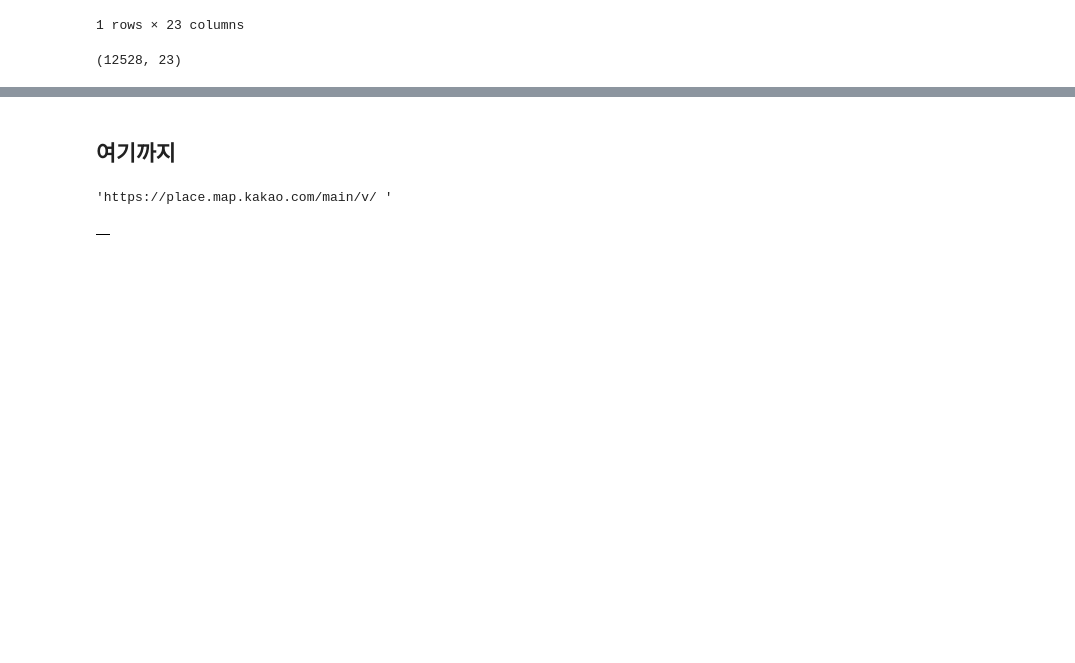
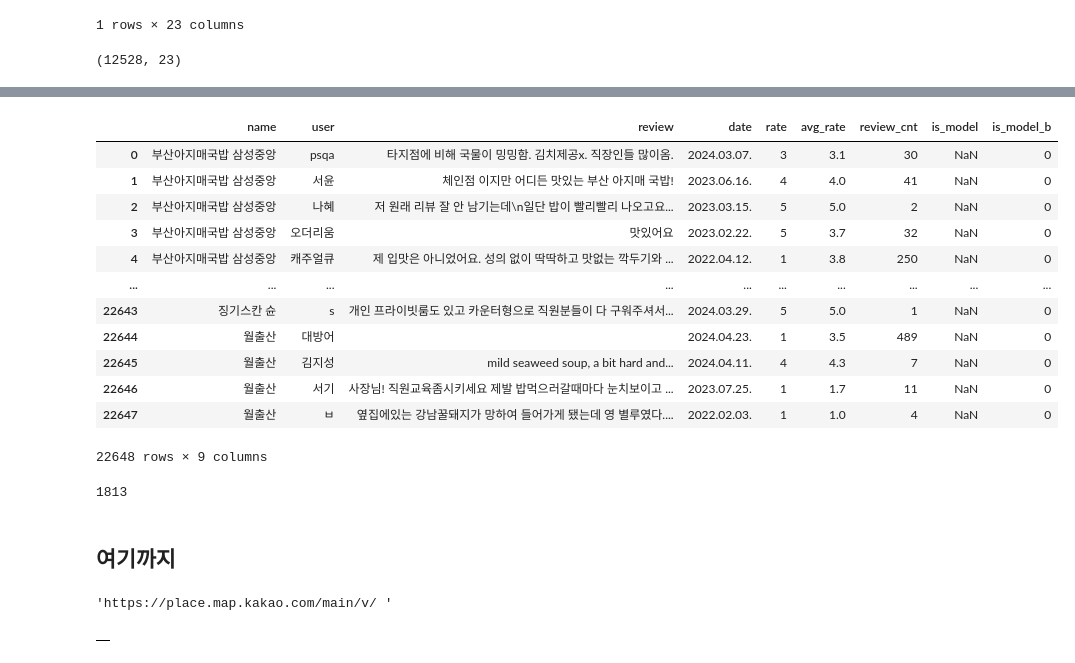
Before and after one commit to benidjor/model-restaurant-in-gangnam, a Jupyter notebook: total_reviews.ipynb, the cells around one changed output, grey strips where cells are left out. Cells and saved outputs as stored; diff of their text form; code cells hidden in the pictures; blank space fills up the shorter version.

Commit message:
feat (MRIG-6): 카카오맵 리뷰 데이터 크롤링 우진님 코드 반영
- [8352:] 부터 리뷰데이터 다시 수집했습니다 (우진님 `try-except` 코드 반영)
- `data/reviews_collect.csv` 파일 참고 부탁드립니다.

```diff
--- a/total_reviews.ipynb
+++ b/total_reviews.ipynb
@@ -308,0 +407,3 @@ reviews_8352.to_csv("data/reviews_8352.csv", index=False, encoding="utf-8")
+# %%
+reviews_collect = pd.DataFrame(comments)
+reviews_collect
@@ -308,0 +424,18 @@ reviews_8352.to_csv("data/reviews_8352.csv", index=False, encoding="utf-8")
+# %%
+reviews_collect['is_model_b'] = reviews_collect['is_model'].map({np.nan: 0, '모범식당지정': 1})
+# %%
+reviews_collect
+# %% [output]
+|  | name | user | review | date | rate | avg_rate | review_cnt | is_model | is_model_b |
+| 0 | 부산아지매국밥 삼성중앙 | psqa | 타지점에 비해 국물이 밍밍함. 김치제공x. 직장인들 많이옴. | 2024.03.07. | 3 | 3.1 | 30 | NaN | 0 |
+| 1 | 부산아지매국밥 삼성중앙 | 서윤 | 체인점 이지만 어디든 맛있는 부산 아지매 국밥! | 2023.06.16. | 4 | 4.0 | 41 | NaN | 0 |
+| 2 | 부산아지매국밥 삼성중앙 | 나혜 | 저 원래 리뷰 잘 안 남기는데\n일단 밥이 빨리빨리 나오고요... | 2023.03.15. | 5 | 5.0 | 2 | NaN | 0 |
+| 3 | 부산아지매국밥 삼성중앙 | 오더리움 | 맛있어요 | 2023.02.22. | 5 | 3.7 | 32 | NaN | 0 |
+| 4 | 부산아지매국밥 삼성중앙 | 캐주얼큐 | 제 입맛은 아니었어요. 성의 없이 딱딱하고 맛없는 깍두기와 ... | 2022.04.12. | 1 | 3.8 | 250 | NaN | 0 |
+| ... | ... | ... | ... | ... | ... | ... | ... | ... | ... |
+| 22643 | 징기스칸 슌 | s | 개인 프라이빗룸도 있고 카운터형으로 직원분들이 다 구워주셔서... | 2024.03.29. | 5 | 5.0 | 1 | NaN | 0 |
+| 22644 | 월출산 | 대방어 |  | 2024.04.23. | 1 | 3.5 | 489 | NaN | 0 |
+| 22645 | 월출산 | 김지성 | mild seaweed soup, a bit hard and... | 2024.04.11. | 4 | 4.3 | 7 | NaN | 0 |
+| 22646 | 월출산 | 서기 | 사장님! 직원교육좀시키세요 제발 밥먹으러갈때마다 눈치보이고 ... | 2023.07.25. | 1 | 1.7 | 11 | NaN | 0 |
+| 22647 | 월출산 | ㅂ | 옆집에있는 강남꿀돼지가 망하여 들어가게 됐는데 영 별루였다.... | 2022.02.03. | 1 | 1.0 | 4 | NaN | 0 |
+22648 rows × 9 columns
@@ -309,3 +445,7 @@ reviews_8352.to_csv("data/reviews_8352.csv", index=False, encoding="utf-8")
+# %%
+reviews_collect.name.nunique()
+# %% [output]
+1813
 # %% [markdown]
 ## 여기까지
 # %%
```
Also changed, not shown: parts of 4 cells of this notebook, 1 other file.
